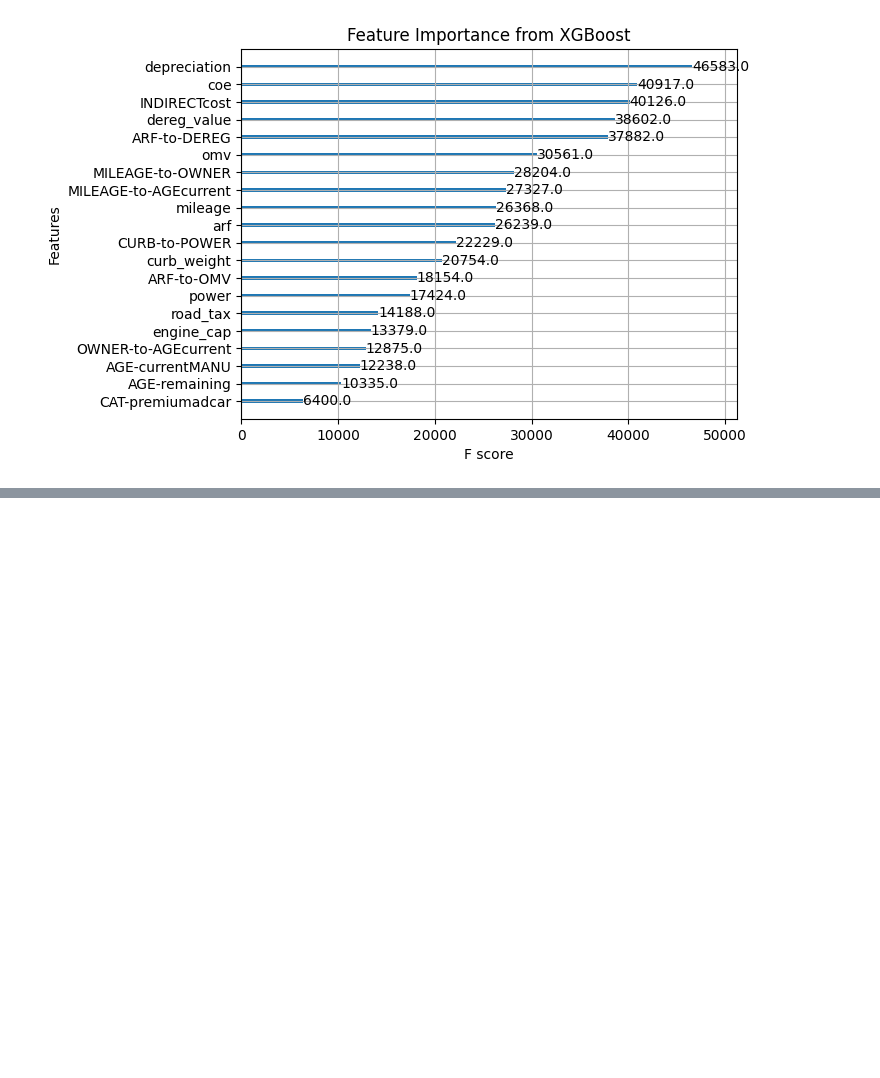
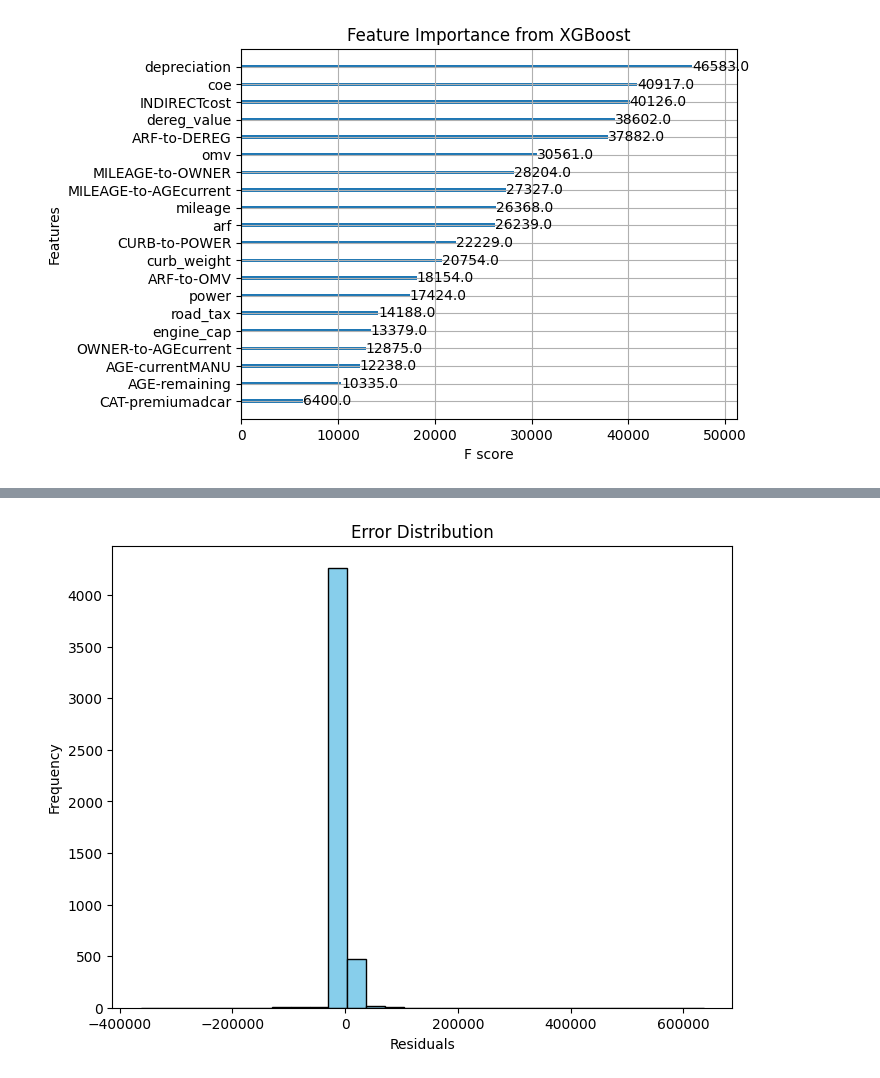
Before and after one commit to Hjyheart/CS5228-Kaggle-Project, a Jupyter notebook: script/main-bayesian.ipynb, the cells around one changed output, grey strips where cells are left out. Saved outputs shown, nothing was run; the diff lists cells and outputs as text; code cells hidden in the pictures; blank space fills up the shorter version.

```diff
--- a/script/main-bayesian.ipynb
+++ b/script/main-bayesian.ipynb
@@ -1016,0 +1034,9 @@ plt.show()
+# %%
+plt.figure(figsize=(8, 6))
+plt.hist(residuals, bins=30, edgecolor='k', color='skyblue')
+plt.xlabel("Residuals")
+plt.ylabel("Frequency")
+plt.title("Error Distribution")
+plt.show()
+# %% [output]
+[figure, added]
```
Also changed, not shown: parts of 4 cells of this notebook, 3 other files.
